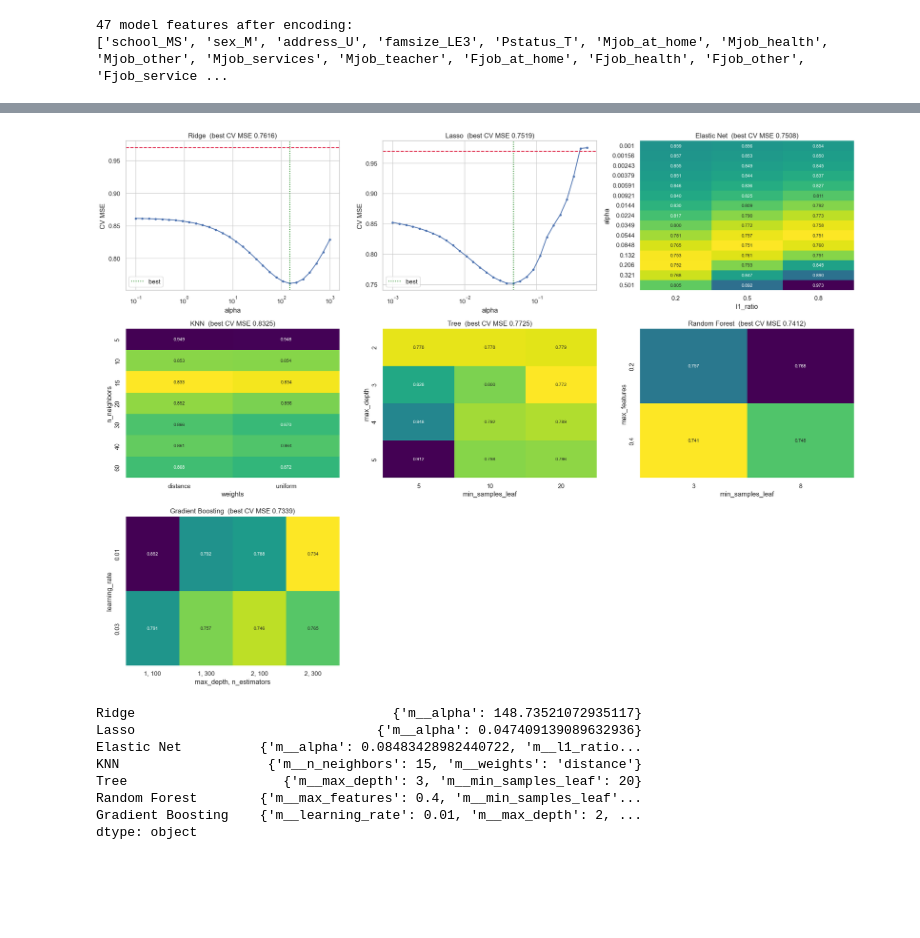
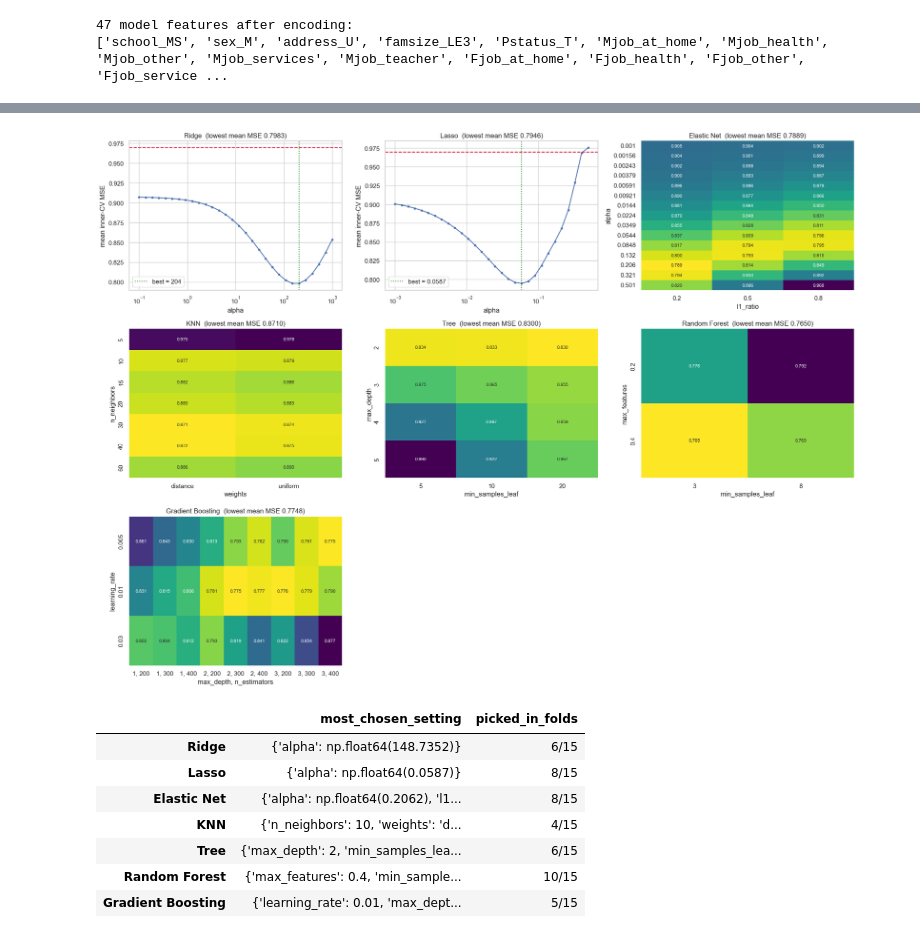
Before and after one commit to AureliaMei/assignment1-2, a Jupyter notebook: ass1_final.ipynb, the cells around one changed output, grey strips where cells are left out. Drawn from its saved outputs; the diff is of its cells as text; code cells hidden in the pictures; blank space fills up the shorter version.

```diff
--- a/ass1_final.ipynb
+++ b/ass1_final.ipynb
@@ -402,7 +429,7 @@ MODELS = {
     "Random Forest": (RandomForestRegressor(n_estimators=300, random_state=SEED),
                       {"m__max_features": [0.2, 0.4], "m__min_samples_leaf": [3, 8]}),
     "Gradient Boosting": (GradientBoostingRegressor(subsample=0.7, random_state=SEED),
-                          {"m__learning_rate": [0.01, 0.03], "m__max_depth": [1, 2], "m__n_estimators": [100, 300]}),
+                          {"m__learning_rate": [0.005, 0.01, 0.03], "m__max_depth": [1, 2, 3], "m__n_estimators": [200, 300, 400]}),
 }
 FRAMEWORK = {BASE: "Baseline", "OLS": "Linear", "Ridge": "Linear", "Lasso": "Linear", "Elastic Net": "Linear",
              **{k: "Hierarchical" for k in HIER_VARIANTS},
@@ -440,0 +448,14 @@ For every tunable model, the plots below show the 5-fold CV MSE over its grid (f
+# %%
+t0 = time.time()
+nested = {}
+for name in MODELS:
+    nested[name] = cross_validate(tuned(name), X_raw, y, cv=outer_cv, n_jobs=-1, return_train_score=True, return_estimator=True,
+                                  scoring={"mse": "neg_mean_squared_error", "r2": "r2"})
+    print(f"{name:34s} done ({time.time() - t0:5.0f}s)  CV MSE = {-nested[name]['test_mse'].mean():.4f}")
+
+rows = []
+for name, r in nested.items():
+    cv_mse, tr_mse = -r["test_mse"].mean(), -r["train_mse"].mean()
+    rows.append(dict(model=name, framework=FRAMEWORK[name], CV_MSE=cv_mse, train_MSE=tr_mse,
+                     fold_sd_MSE=(-r["test_mse"]).std(), overfit_ratio=cv_mse / tr_mse))
+res = pd.DataFrame(rows).set_index("model")
@@ -441,48 +484,52 @@ For every tunable model, the plots below show the 5-fold CV MSE over its grid (f
 # %%
-def grid_results(name):
-    gs = tuned(name).fit(X_raw, y)
-    r = pd.DataFrame(gs.cv_results_["params"])
+from collections import Counter
+
+def tuning_record(name):
+    ests = nested[name]["estimator"]
+    r = pd.DataFrame(ests[0].cv_results_["params"])
     r.columns = [c.replace("m__", "") for c in r.columns]
-    r["mse"] = -gs.cv_results_["mean_test_score"]
-    return r, gs
+    r["mse"] = np.mean([-e.cv_results_["mean_test_score"] for e in ests], axis=0)   # average over the 15 outer folds
+    return r, ests
 
-def show_grid(name, ax, logx=False):
-    r, gs = grid_results(name)
+def plot_tuning(name, ax, logx=False):
+    r, _ = tuning_record(name)
     params = [c for c in r.columns if c != "mse"]
     if len(params) == 1:
         ax.plot(r[params[0]], r["mse"], marker="o", ms=3)
         if logx: ax.set_xscale("log")
-        ax.set_xlabel(params[0]); ax.set_ylabel("CV MSE")
-        ax.axvline(gs.best_params_["m__" + params[0]], color="green", ls=":", label="best")
-        ax.legend()
+        best = r.loc[r["mse"].idxmin(), params[0]]
+        ax.axvline(best, color="green", ls=":", label=f"best = {best:.3g}")
+        ax.axhline(y.var(), color="crimson", ls="--"); ax.set_xlabel(params[0]); ax.set_ylabel("mean inner-CV MSE"); ax.legend()
     else:
         cols = params[1:]
         r = r.sort_values(cols)
         r["_col"] = r[cols].astype(str).agg(", ".join, axis=1)
         piv = r.pivot_table(index=params[0], columns="_col", values="mse")[r["_col"].drop_duplicates()]
         piv.index = [f"{v:.3g}" if isinstance(v, float) else v for v in piv.index]
         sns.heatmap(piv, annot=True, fmt=".3f", cmap="viridis_r", cbar=False, ax=ax, annot_kws=dict(size=8))
         ax.set_ylabel(params[0]); ax.set_xlabel(", ".join(cols))
-    ax.set_title(f"{name}  (best CV MSE {r['mse'].min():.4f})")
-    return gs.best_params_
+    ax.set_title(f"{name}  (lowest mean MSE {r['mse'].min():.4f})")
 
-base_mse = y.var()
 tuned_names = ["Ridge", "Lasso", "Elastic Net", "KNN", "Tree", "Random Forest", "Gradient Boosting"]
 fig, axes = plt.subplots(3, 3, figsize=(19, 14)); axes = axes.ravel()
-best_params_demo = {}
 for ax, name in zip(axes, tuned_names):
-    best_params_demo[name] = show_grid(name, ax, logx=name in ("Ridge", "Lasso"))
-    if name in ("Ridge", "Lasso"): ax.axhline(base_mse, color="crimson", ls="--")
+    plot_tuning(name, ax, logx=name in ("Ridge", "Lasso"))
 for ax in axes[len(tuned_names):]: ax.axis("off")
 plt.tight_layout(); plt.show()
-pd.Series(best_params_demo)
+
+chosen = {}
+for name in tuned_names:
+    top, cnt = Counter(str({k.replace("m__", ""): (round(v, 4) if isinstance(v, float) else v)
+                            for k, v in e.best_params_.items()}) for e in nested[name]["estimator"]).most_common(1)[0]
+    chosen[name] = dict(most_chosen_setting=top, picked_in_folds=f"{cnt}/15")
+pd.DataFrame(chosen).T
 # %% [output]
-[figure, old version]
+[figure, new version]
-Ridge                                 {'m__alpha': 148.73521072935117}
-Lasso                               {'m__alpha': 0.047409139089632936}
-Elastic Net          {'m__alpha': 0.08483428982440722, 'm__l1_ratio...
-KNN                   {'m__n_neighbors': 15, 'm__weights': 'distance'}
-Tree                    {'m__max_depth': 3, 'm__min_samples_leaf': 20}
-Random Forest        {'m__max_features': 0.4, 'm__min_samples_leaf'...
-Gradient Boosting    {'m__learning_rate': 0.01, 'm__max_depth': 2, ...
-dtype: object
+|  | most_chosen_setting | picked_in_folds |
+| Ridge | {'alpha': np.float64(148.7352)} | 6/15 |
+| Lasso | {'alpha': np.float64(0.0587)} | 8/15 |
+| Elastic Net | {'alpha': np.float64(0.2062), 'l1... | 8/15 |
+| KNN | {'n_neighbors': 10, 'weights': 'd... | 4/15 |
+| Tree | {'max_depth': 2, 'min_samples_lea... | 6/15 |
+| Random Forest | {'max_features': 0.4, 'min_sample... | 10/15 |
+| Gradient Boosting | {'learning_rate': 0.01, 'max_dept... | 5/15 |
```
Also changed, not shown: parts of 51 cells of this notebook, 3 other files.
